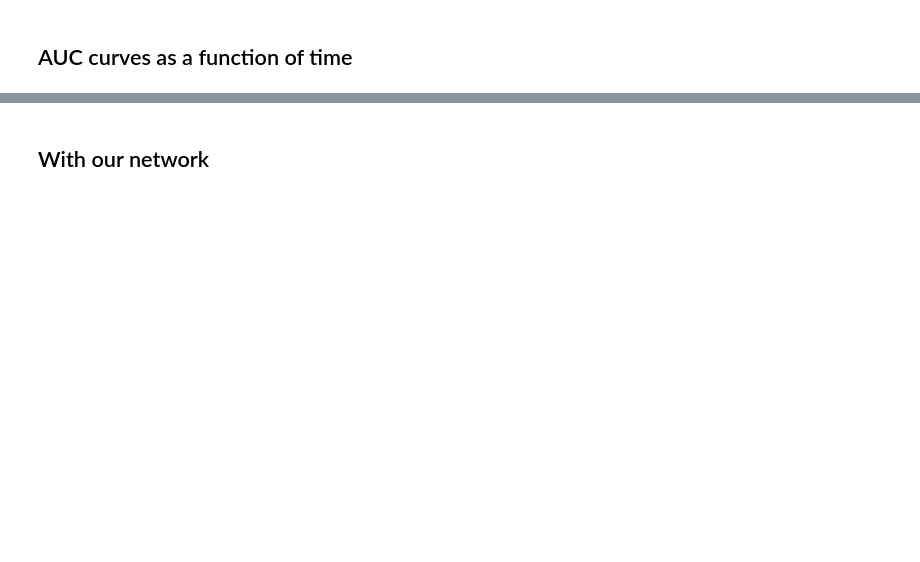
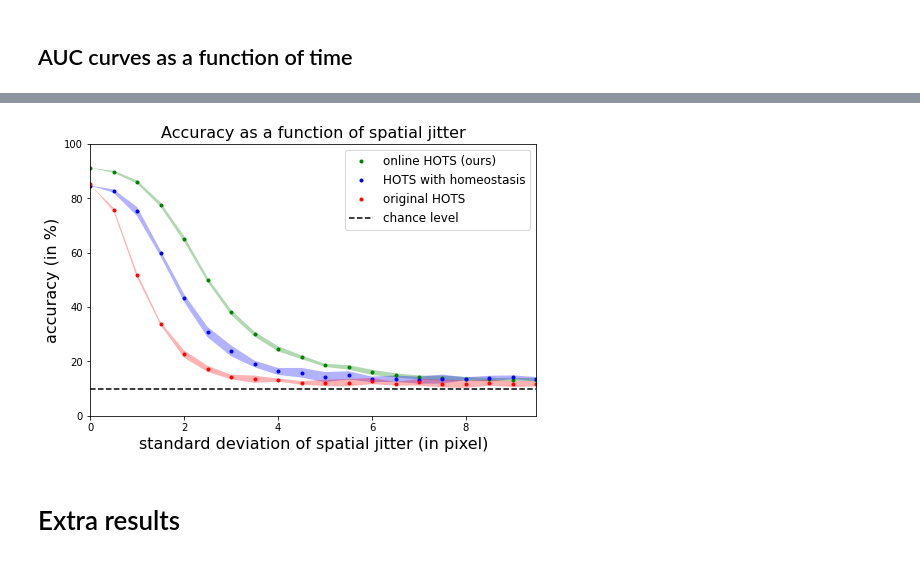
Before and after one commit to SpikeAI/HOTS, a Jupyter notebook: notebooks/RESULTS_03_NMNIST.ipynb, the cells around one changed output, grey strips where cells are left out. Cells and saved outputs as stored; diff of their text form; code cells hidden in the pictures; blank space fills up the shorter version.

```diff
--- a/notebooks/RESULTS_03_NMNIST.ipynb
+++ b/notebooks/RESULTS_03_NMNIST.ipynb
@@ -454,2 +324,53 @@ Invalid limit will be ignored.
-# %% [markdown]
-## With our network
+# %%
+fitting = True
+logscale = False
+
+f_name = f'../Records/EXP_03_NMNIST/2021-03-29_LR_results_jitter_homhots_[4, 8, 16]_60000_1000_10_None.pkl'
+std_jit_s = np.arange(0,10,0.5)
+
+with open(f_name, 'rb') as file:
+    results_s, results_t, results_s_last, results_t_last = pickle.load(file)
+
+fig_s, ax_s = plt.subplots(1,1,figsize=(8,5))
+param_S = [0.85, 2.5, 3, 0.1]
+label = 'online HOTS (ours)'
+n_epoch = 33
+fig_s, ax_s, semisat_s = plotjitter(fig_s, ax_s, std_jit_s, results_s, param = param_S, color='green', label=label, n_epo=n_epoch, fitting = fitting, logscale=logscale)
+if fitting:
+    print(f'semi saturation level for {label}: {np.round(semisat_s,2)} pixels')
+
+f_name = f'../Records/EXP_03_NMNIST/2021-03-29_results_jitter_1000_histo_homhots_std.pkl'
+with open(f_name, 'rb') as file:
+    score_t1, score_t12, jit_t, score_s1, score_s12, jit_s = pickle.load(file)
+
+results_s = np.delete(score_s12, [0,7,8,9], axis = 0)
+
+label = 'HOTS with homeostasis'
+param_S = [0.85, 2, 3, 0.1]
+fig_s, ax_s, semisat_s = plotjitter(fig_s, ax_s, jit_s, results_s, param = param_S, color='blue', label=label, n_epo=n_epoch, fitting = fitting, logscale=logscale)
+if fitting:
+    print(f'semi saturation level for {label}: {np.round(semisat_s,2)} pixels')
+
+f_name = f'../Records/EXP_03_NMNIST/2021-03-29_results_jitter_1000_histo_hots_std.pkl'
+with open(f_name, 'rb') as file:
+    score_t1, score_t12, jit_t, score_s1, score_s12, jit_s = pickle.load(file)
+
+results_s = np.delete(score_s12, [0,7,8,9], axis = 0)
+
+label = 'original HOTS'
+param_S = [0.8, 1, 2.5, 0.1]
+fig_s, ax_s, semisat_s = plotjitter(fig_s, ax_s, jit_s, results_s, param = param_S, color='red', label=label, n_epo=n_epoch, fitting = fitting, logscale=logscale)
+if fitting:
+    print(f'semi saturation level for {label}: {np.round(semisat_s,2)} pixels')
+
+chance_s = np.ones([len(std_jit_s)])*10
+ax_s.plot(std_jit_s,chance_s, 'k--', label='chance level')
+ax_s.axis([0,max(std_jit_s),0,100]);
+ax_s.set_xlabel('standard deviation of spatial jitter (in pixel)', fontsize=16);
+ax_s.set_ylabel('accuracy (in %)', fontsize=16);
+ax_s.set_title('Accuracy as a function of spatial jitter', fontsize=16);
+#plt.yticks([],[])
+#ax_s.set_yticks([])
+ax_s.legend(fontsize=12);
+# %% [output]
+[figure, added]
@@ -456 +379,3 @@ Invalid limit will be ignored.
+# %% [markdown]
+# Extra results
 # %%
```
Also changed, not shown: parts of 32 cells of this notebook, 12 other files.
